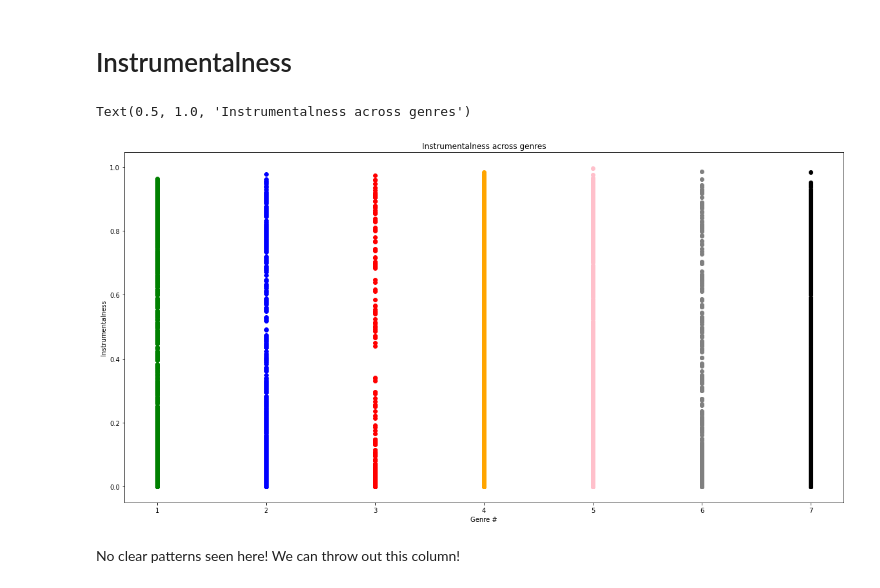
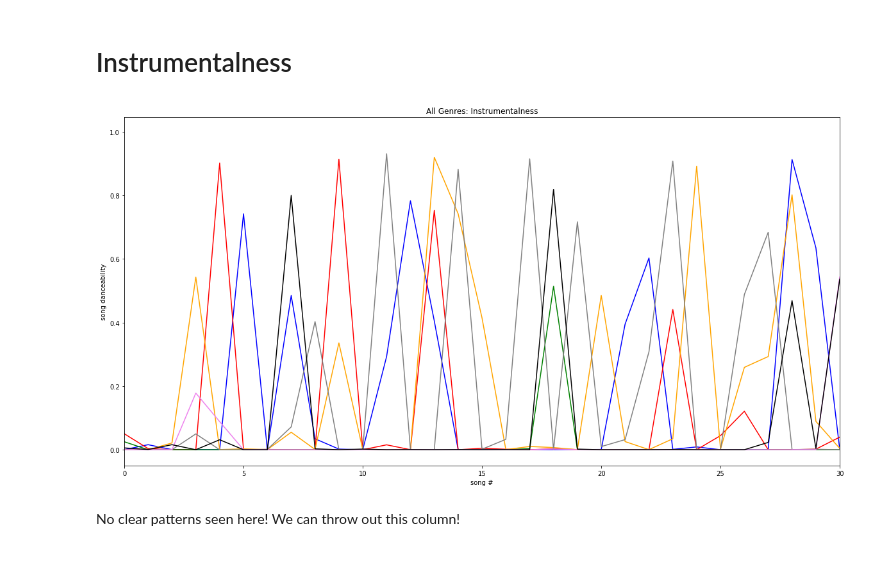
Before and after one commit to AnthonyMarin/CSCI-166-GenreClassification, a Jupyter notebook: Untitled.ipynb, the cells around one changed output. Saved outputs shown, nothing was run; the diff lists cells and outputs as text; code cells hidden in the pictures; blank space fills up the shorter version.

```diff
--- a/Untitled.ipynb
+++ b/Untitled.ipynb
@@ -67,19 +137,36 @@ Text(0.5, 1.0, 'Danceability across genres')
 # Instrumentalness
 # %%
 ppt.figure(figsize=(20,10))
-ppt.scatter(alt.genre_tag,alt.instrumentalness, color = 'green')
-ppt.scatter(blues.genre_tag,blues.instrumentalness, color = 'blue')
-ppt.scatter(hiphop.genre_tag,hiphop.instrumentalness, color = 'red')
-ppt.scatter(indie.genre_tag,indie.instrumentalness, color = 'orange')
-ppt.scatter(metal.genre_tag,metal.instrumentalness, color = 'pink')
-ppt.scatter(pop.genre_tag,pop.instrumentalness, color = 'gray')
-ppt.scatter(rock.genre_tag,rock.instrumentalness, color = 'black')
-ppt.xlabel("Genre #")
-ppt.ylabel("Instrumentalness")
-ppt.title("Instrumentalness across genres")
+
+aI = npy.array(alt.instrumentalness)
+bI = npy.array(blues.instrumentalness)
+hhI = npy.array(hiphop.instrumentalness)
+iI = npy.array(indie.instrumentalness)
+mI = npy.array(metal.instrumentalness)
+pI = npy.array(pop.instrumentalness)
+rI = npy.array(rock.instrumentalness)
+
+songRange = list(range(1, 1000))
+
+ppt.xlim([0, 30])
+
+
+ppt.plot(list(range(0,len(aI))),aI,color='blue')
+ppt.plot(list(range(0,len(bI))),bI, color='red')
+ppt.plot(list(range(0,len(hhI))),hhI, color='green')
+ppt.plot(list(range(0,len(iI))),iI, color='orange')
+ppt.plot(list(range(0,len(mI))),mI, color='gray')
+ppt.plot(list(range(0,len(pI))),pI, color='pink')
+ppt.plot(list(range(0,len(rI))),rI, color='black')
+
+
+ppt.xlabel("song #")
+ppt.ylabel("song danceability")
+ppt.title("All Genres: Instrumentalness")
+
+ppt.show()
 # %% [output]
-Text(0.5, 1.0, 'Instrumentalness across genres')
-[figure, old version]
+[figure, new version]
 # %% [markdown]
 No clear patterns seen here! We can throw out this column!
 # %% [markdown]
```
Also changed, not shown: parts of 9 cells of this notebook.
